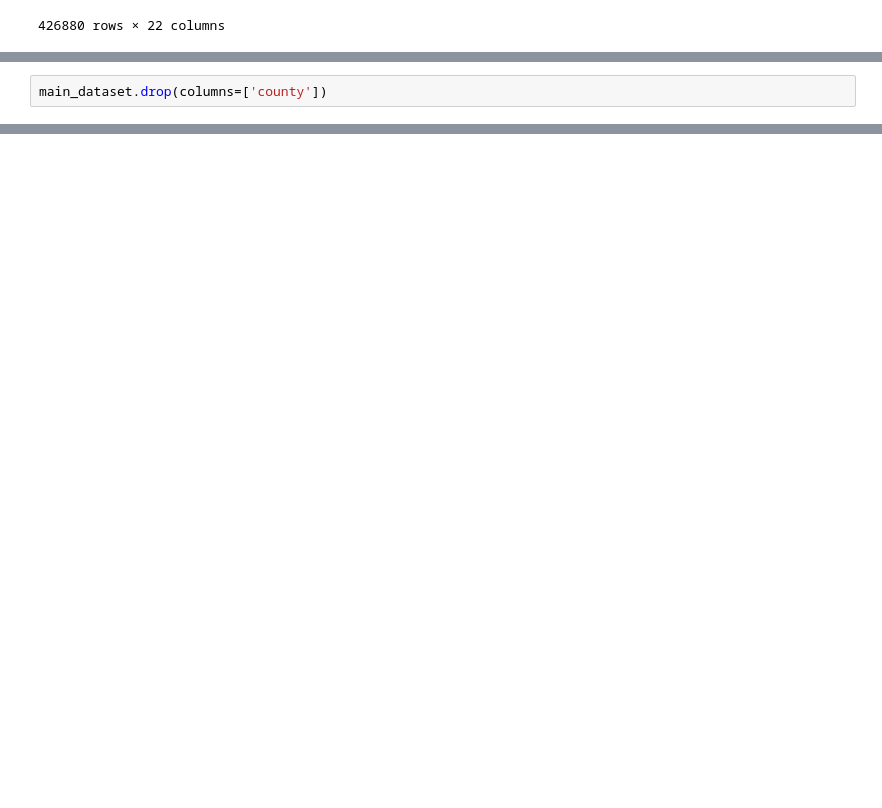
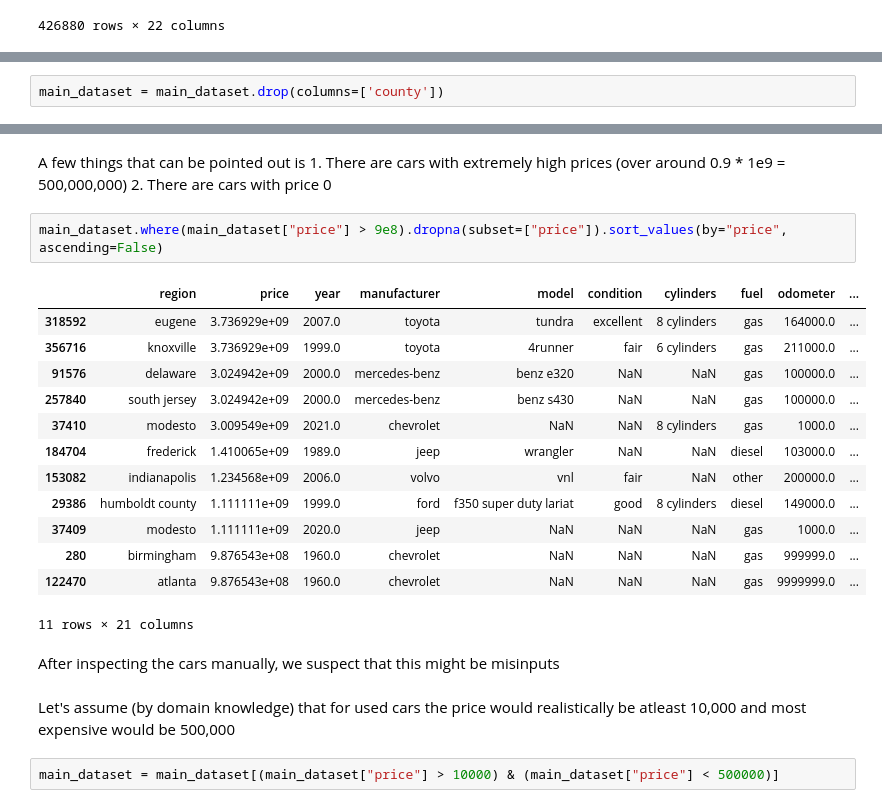
Before and after one commit to RandyTunru/Used-Cars-Exploratory-Analysis-and-Modelling, a Jupyter notebook: index.ipynb, the cells around one changed output, grey strips where cells are left out. Cells and saved outputs as stored; diff of their text form; blank space fills up the shorter version.

Commit message:
docs: completed outlier detection on 'price' column

```diff
--- a/index.ipynb
+++ b/index.ipynb
@@ -157,2 +133,2 @@ The column "county" has all of it's values missing, we decided to drop all of it
 # %%
-main_dataset.drop(columns=['county'])
+main_dataset = main_dataset.drop(columns=['county'])
@@ -208,0 +272,26 @@ Categorical Features:  ['region', 'manufacturer', 'model', 'condition', 'cylinde
+# %% [markdown]
+A few things that can be pointed out is
+    1. There are cars with extremely high prices (over around 0.9 * 1e9 = 500,000,000)
+    2. There are cars with price 0
+# %%
+main_dataset.where(main_dataset["price"] > 9e8).dropna(subset=["price"]).sort_values(by="price", ascending=False)
+# %% [output]
+|  | region | price | year | manufacturer | model | condition | cylinders | fuel | odometer | ... |
+| 318592 | eugene | 3.736929e+09 | 2007.0 | toyota | tundra | excellent | 8 cylinders | gas | 164000.0 | ... |
+| 356716 | knoxville | 3.736929e+09 | 1999.0 | toyota | 4runner | fair | 6 cylinders | gas | 211000.0 | ... |
+| 91576 | delaware | 3.024942e+09 | 2000.0 | mercedes-benz | benz e320 | NaN | NaN | gas | 100000.0 | ... |
+| 257840 | south jersey | 3.024942e+09 | 2000.0 | mercedes-benz | benz s430 | NaN | NaN | gas | 100000.0 | ... |
+| 37410 | modesto | 3.009549e+09 | 2021.0 | chevrolet | NaN | NaN | 8 cylinders | gas | 1000.0 | ... |
+| 184704 | frederick | 1.410065e+09 | 1989.0 | jeep | wrangler | NaN | NaN | diesel | 103000.0 | ... |
+| 153082 | indianapolis | 1.234568e+09 | 2006.0 | volvo | vnl | fair | NaN | other | 200000.0 | ... |
+| 29386 | humboldt county | 1.111111e+09 | 1999.0 | ford | f350 super duty lariat | good | 8 cylinders | diesel | 149000.0 | ... |
+| 37409 | modesto | 1.111111e+09 | 2020.0 | jeep | NaN | NaN | NaN | gas | 1000.0 | ... |
+| 280 | birmingham | 9.876543e+08 | 1960.0 | chevrolet | NaN | NaN | NaN | gas | 999999.0 | ... |
+| 122470 | atlanta | 9.876543e+08 | 1960.0 | chevrolet | NaN | NaN | NaN | gas | 9999999.0 | ... |
+11 rows × 21 columns
+# %% [markdown]
+After inspecting the cars manually, we suspect that this might be misinputs
+# %% [markdown]
+Let's assume (by domain knowledge) that for used cars the price would realistically be atleast 10,000 and most expensive would be 500,000
+# %%
+main_dataset = main_dataset[(main_dataset["price"] > 10000) & (main_dataset["price"] < 500000)]
```
Also changed, not shown: parts of 24 cells of this notebook.
